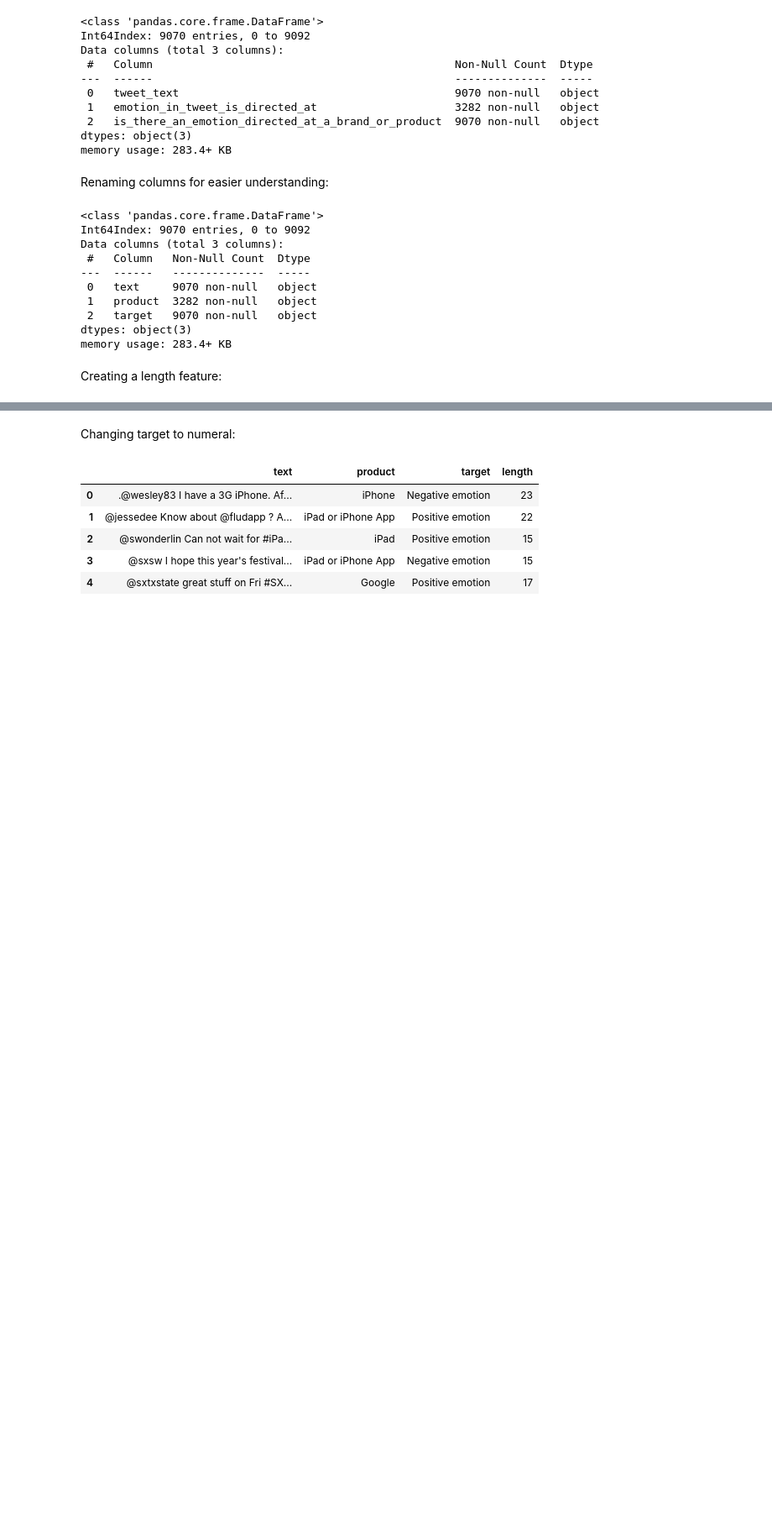
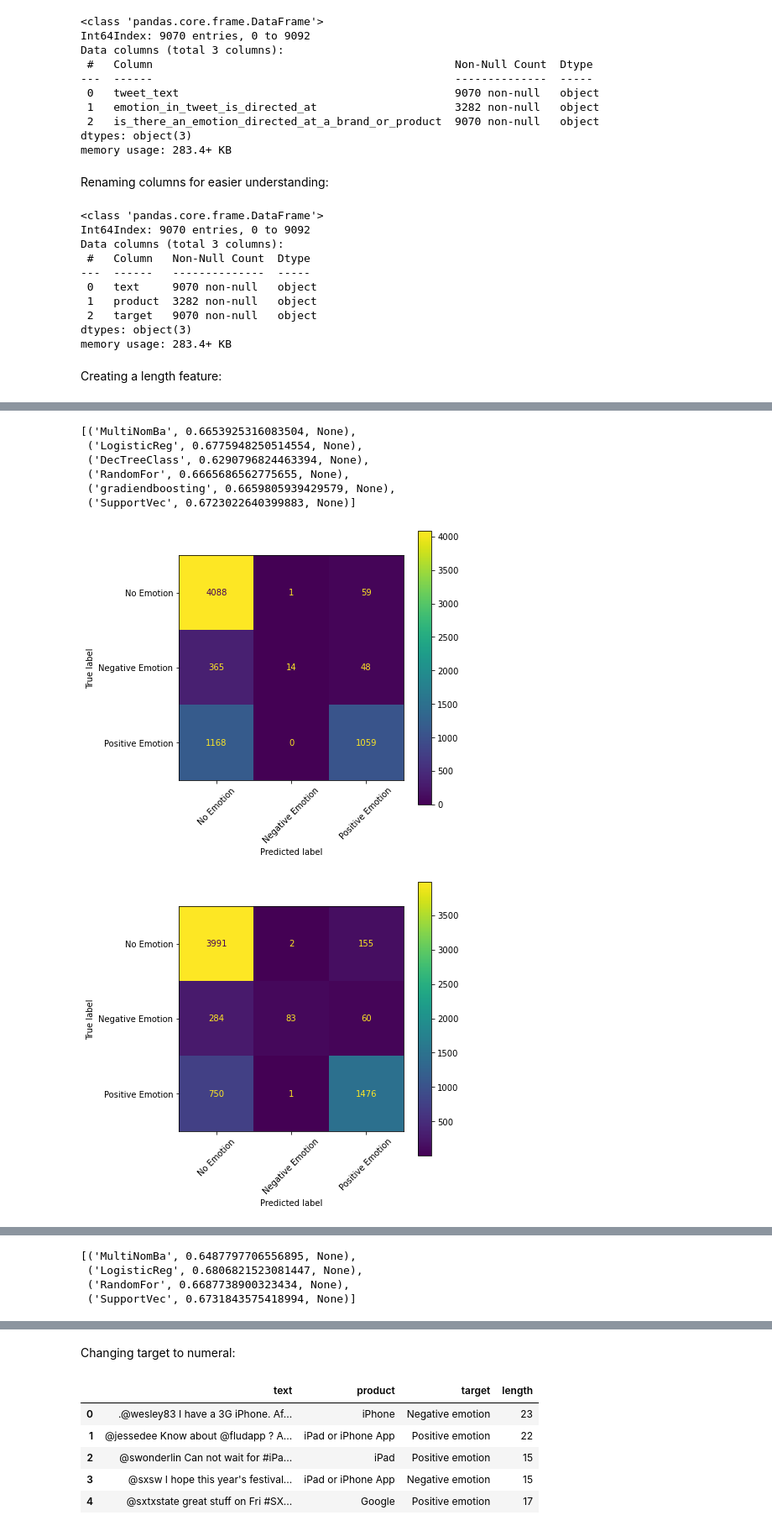
Before and after one commit to czarina-ds/Twitter-Sentiment-Analysis, a Jupyter notebook: index.ipynb, the cells around one changed output, grey strips where cells are left out. Shown at 84% size. Cells and saved outputs as stored; diff of their text form; code cells hidden in the pictures; blank space fills up the shorter version.

```diff
--- a/index.ipynb
+++ b/index.ipynb
@@ -115,0 +262,39 @@ df['length'] = df['text'].apply(lambda x: len(x.split()))
+# %%
+scores
+# %% [output]
+[('MultiNomBa', 0.6653925316083504, None),
+ ('LogisticReg', 0.6775948250514554, None),
+ ('DecTreeClass', 0.6290796824463394, None),
+ ('RandomFor', 0.6665686562775655, None),
+ ('gradiendboosting', 0.6659805939429579, None),
+ ('SupportVec', 0.6723022640399883, None)]
+# %%
+mnb_tf = Pipeline([('Vectorizer',  TfidfVectorizer(lowercase=False)),
+               ('mnb', MultinomialNB())])
+
+lr_tf = Pipeline([('Vectorizer', TfidfVectorizer(lowercase=False)),
+               ('LogisticReg', LogisticRegression(max_iter=200, random_state=RANDOM_SEED))])
+
+dtc_tf = Pipeline([('Vectorizer', TfidfVectorizer(lowercase=False)),
+               ('DecisionTree', DecisionTreeClassifier(random_state=RANDOM_SEED))])
+
+rf_tf = Pipeline([('Vectorizer', TfidfVectorizer(lowercase=False)),
+               ('RandomFor', RandomForestClassifier(n_estimators=100, random_state=RANDOM_SEED))])
+
+svc_tf = Pipeline([('Vectorizer', TfidfVectorizer(lowercase=False)),
+                ('SupportVec', SVC(random_state=RANDOM_SEED))])
+# %%
+models2 = [('MultiNomBa', mnb_tf),
+          ('LogisticReg', lr_tf),
+          ('DecTreeClass', dtc_tf),
+          ('RandomFor', rf_tf),
+          ('SupportVec', svc_tf)]
+# %%
+for name, model in models2:
+    model.fit(X_train_clean, y_train_clean)
+# %%
+scores2 = [(name, cross_val_score(model, X_train_clean, y_train_clean, cv=2).mean(),
+                     print_cm_with_labels(y_train_clean, model.predict(X_train_clean), display_labels)) for name, model, in models2]
+# %% [output]
+[figure, added]
+[figure, added]
@@ -115,0 +304,7 @@ df['length'] = df['text'].apply(lambda x: len(x.split()))
+# %%
+scores2
+# %% [output]
+[('MultiNomBa', 0.6487797706556895, None),
+ ('LogisticReg', 0.6806821523081447, None),
+ ('RandomFor', 0.6687738900323434, None),
+ ('SupportVec', 0.6731843575418994, None)]
```
Also changed, not shown: parts of 65 cells of this notebook.
